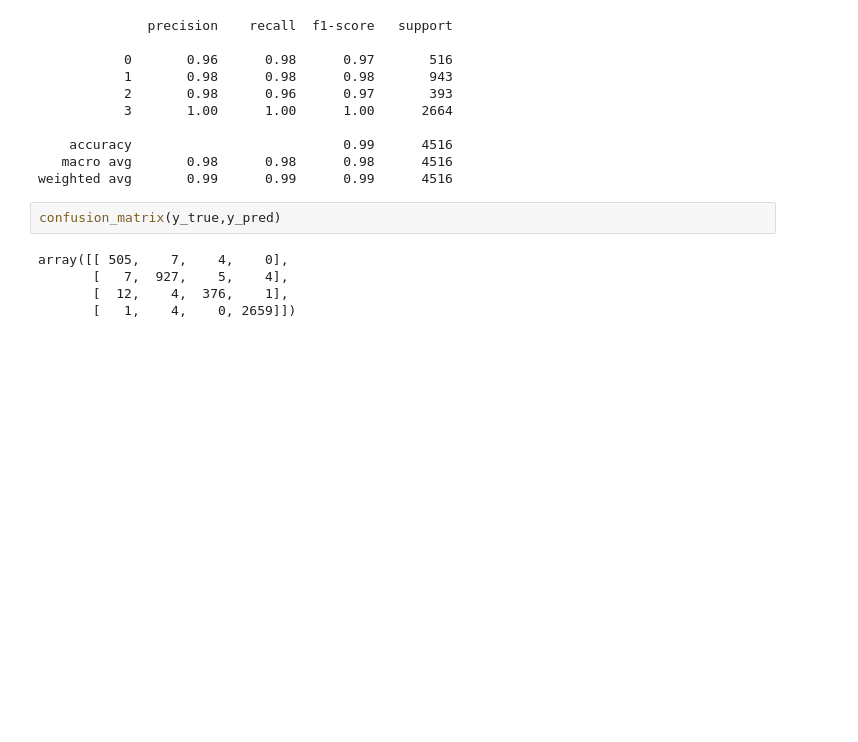
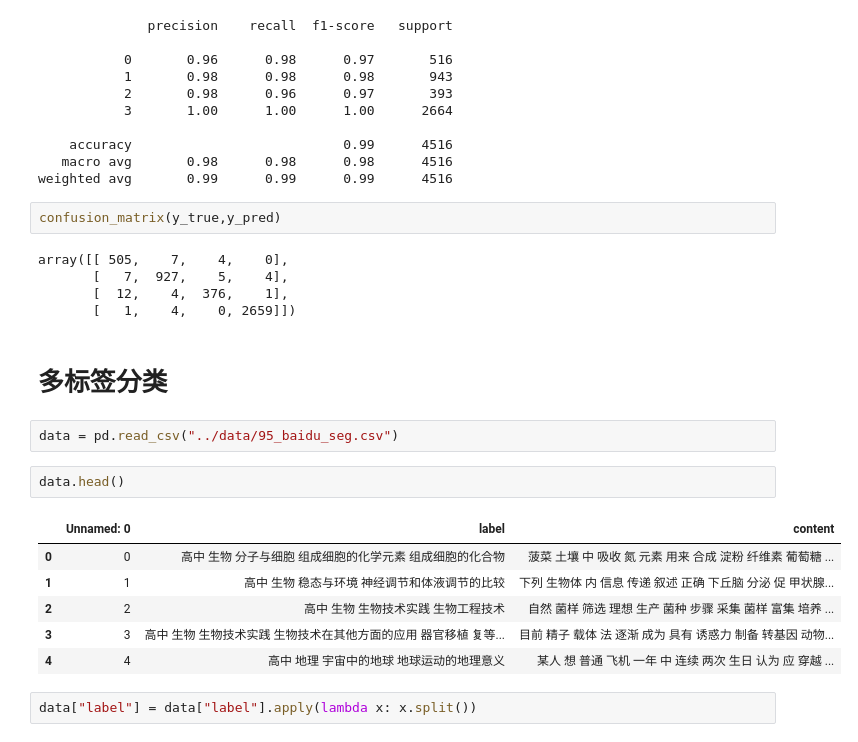
Before and after one commit to Crisescode/text-classification, a Jupyter notebook: TextCNN/textCNN_tf2.ipynb, the cells around one changed output. Saved outputs shown, nothing was run; the diff lists cells and outputs as text; blank space fills up the shorter version.

```diff
--- a/TextCNN/textCNN_tf2.ipynb
+++ b/TextCNN/textCNN_tf2.ipynb
@@ -431,3 +433,18 @@ array([[ 505,    7,    4,    0],
        [   7,  927,    5,    4],
        [  12,    4,  376,    1],
        [   1,    4,    0, 2659]])
+# %% [markdown]
+# 多标签分类
+# %%
+data = pd.read_csv("../data/95_baidu_seg.csv")
+# %%
+data.head()
+# %% [output]
+|  | Unnamed: 0 | label | content |
+| 0 | 0 | 高中 生物 分子与细胞 组成细胞的化学元素 组成细胞的化合物 | 菠菜 土壤 中 吸收 氮 元素 用来 合成 淀粉 纤维素 葡萄糖 ... |
+| 1 | 1 | 高中 生物 稳态与环境 神经调节和体液调节的比较 | 下列 生物体 内 信息 传递 叙述 正确 下丘脑 分泌 促 甲状腺... |
+| 2 | 2 | 高中 生物 生物技术实践 生物工程技术 | 自然 菌样 筛选 理想 生产 菌种 步骤 采集 菌样 富集 培养 ... |
+| 3 | 3 | 高中 生物 生物技术实践 生物技术在其他方面的应用 器官移植 复等... | 目前 精子 载体 法 逐渐 成为 具有 诱惑力 制备 转基因 动物... |
+| 4 | 4 | 高中 地理 宇宙中的地球 地球运动的地理意义 | 某人 想 普通 飞机 一年 中 连续 两次 生日 认为 应 穿越 ... |
+# %%
+data["label"] = data["label"].apply(lambda x: x.split())
```
Also changed, not shown: parts of 13 cells of this notebook, 1 other file.
